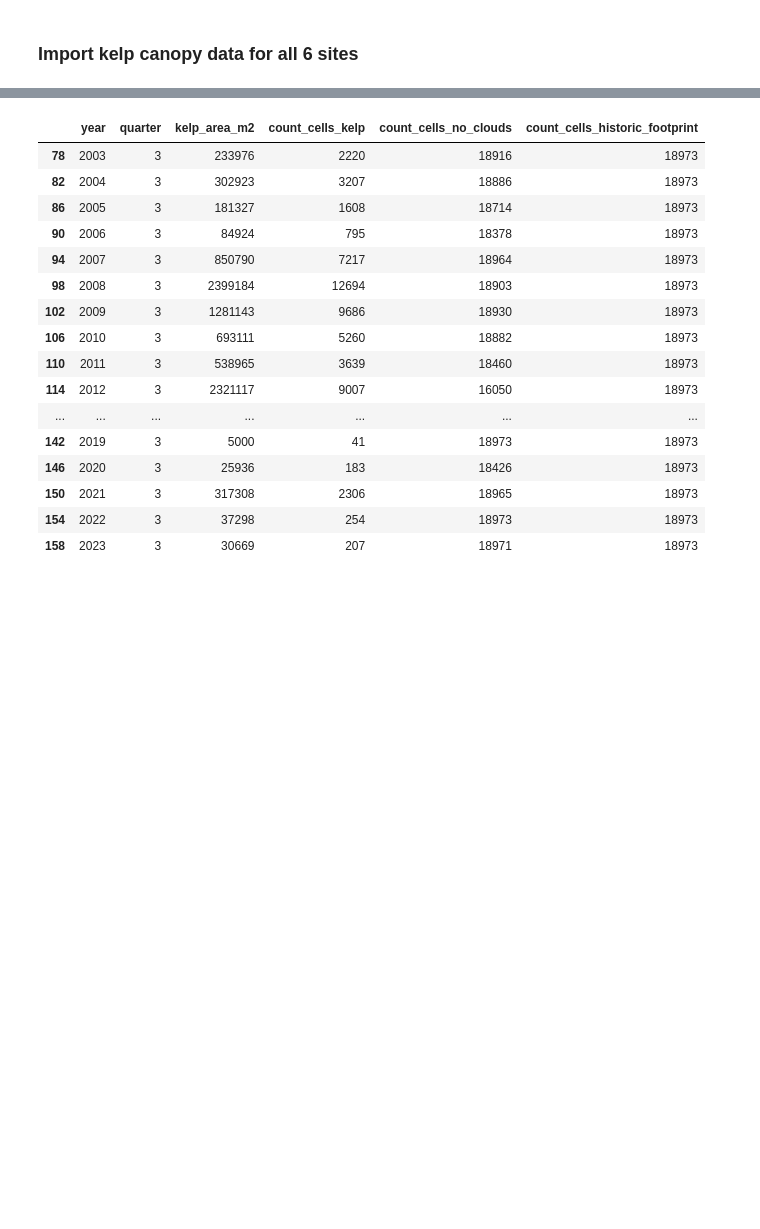
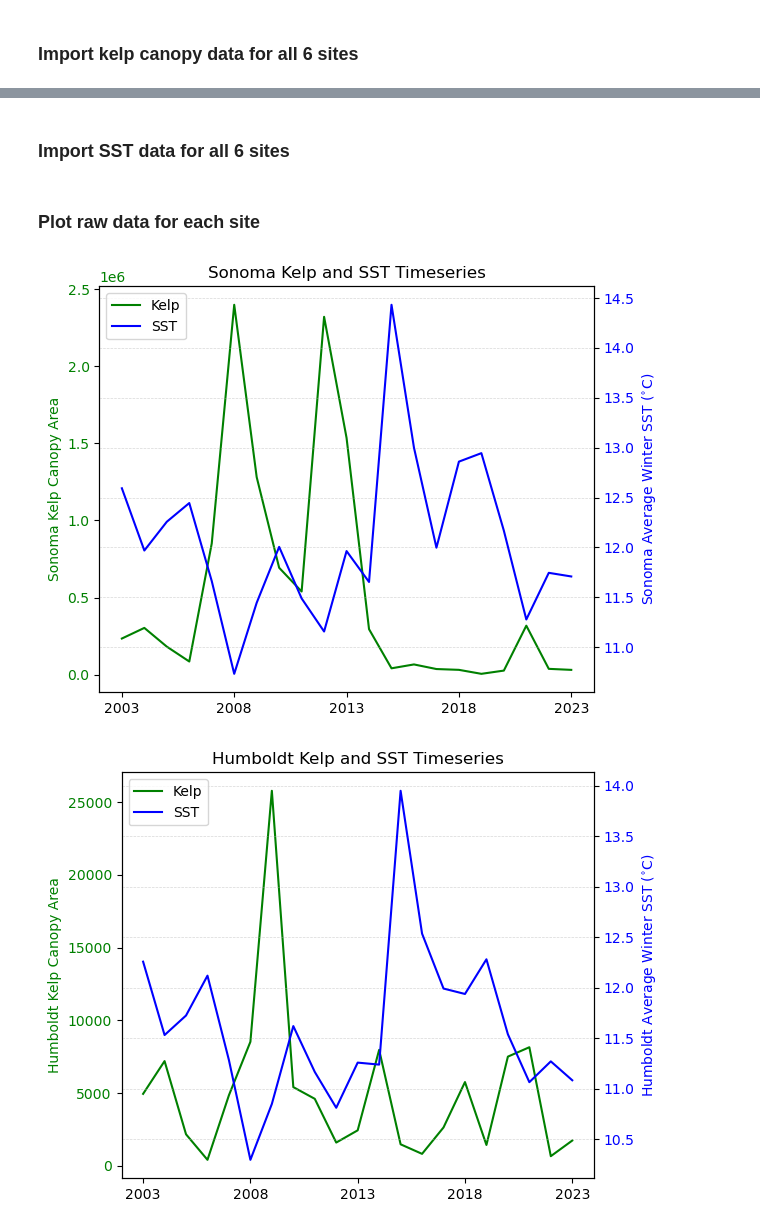
Before and after one commit to madimckayy/MS263_FinalProject, a Jupyter notebook: McKay_FinalProject.ipynb, the cells around one changed output, grey strips where cells are left out. Cells and saved outputs as stored; diff of their text form; code cells hidden in the pictures; blank space fills up the shorter version.

Commit message:
Updating code and data files

```diff
--- a/McKay_FinalProject.ipynb
+++ b/McKay_FinalProject.ipynb
@@ -74,23 +66,5 @@ OR_N_Q3 = No_Oregon_df[(No_Oregon_df['quarter'] == 3) & (No_Oregon_df['year']>20
 OR_S_Q3 = So_Oregon_df[(So_Oregon_df['quarter'] == 3) & (So_Oregon_df['year']>2002)]
 Humboldt_Q3 = Humboldt_df[(Humboldt_df['quarter'] == 3) & (Humboldt_df['year']>2002)]
 Sonoma_Q3 = Sonoma_df[(Sonoma_df['quarter'] == 3) & (Sonoma_df['year']>2002)]
-# %%
-WA_coast_Q3
-# %% [output]
-|  | year | quarter | kelp_area_m2 | count_cells_kelp | count_cells_no_clouds | count_cells_historic_footprint |
-| 78 | 2003 | 3 | 233976 | 2220 | 18916 | 18973 |
-| 82 | 2004 | 3 | 302923 | 3207 | 18886 | 18973 |
-| 86 | 2005 | 3 | 181327 | 1608 | 18714 | 18973 |
-| 90 | 2006 | 3 | 84924 | 795 | 18378 | 18973 |
-| 94 | 2007 | 3 | 850790 | 7217 | 18964 | 18973 |
-| 98 | 2008 | 3 | 2399184 | 12694 | 18903 | 18973 |
-| 102 | 2009 | 3 | 1281143 | 9686 | 18930 | 18973 |
-| 106 | 2010 | 3 | 693111 | 5260 | 18882 | 18973 |
-| 110 | 2011 | 3 | 538965 | 3639 | 18460 | 18973 |
-| 114 | 2012 | 3 | 2321117 | 9007 | 16050 | 18973 |
-| ... | ... | ... | ... | ... | ... | ... |
-| 142 | 2019 | 3 | 5000 | 41 | 18973 | 18973 |
-| 146 | 2020 | 3 | 25936 | 183 | 18426 | 18973 |
-| 150 | 2021 | 3 | 317308 | 2306 | 18965 | 18973 |
-| 154 | 2022 | 3 | 37298 | 254 | 18973 | 18973 |
-| 158 | 2023 | 3 | 30669 | 207 | 18971 | 18973 |
+# %% [markdown]
+### Import SST data for all 6 sites
@@ -96,0 +95,41 @@ WA_coast_Q3
+# %% [markdown]
+### Plot raw data for each site
+# %%
+all_data = [[Sonoma_Q3, Sonoma_sst,'Sonoma'],[Humboldt_Q3, Humboldt_sst, 'Humboldt'], [OR_S_Q3, OR_S_sst, 'Southern Oregon'],
+            [OR_N_Q3, OR_N_sst, 'Northern Oregon'], [WA_coast_Q3, WA_coast_sst, 'Washington Coast'],
+            [WA_strait_Q3, WA_strait_sst, 'Washington Strait']]
+
+for site in all_data:
+
+    # Create a figure and axis
+    fig, ax1 = plt.subplots()
+
+    # Plot the first variable on the first y-axis
+    ax1.plot(site[0]['year'], site[0]['kelp_area_m2'], color='green', label='Kelp')
+    ax1.set_ylabel(site[2]+' Kelp Canopy Area', color='green')
+    ax1.tick_params(axis='y', labelcolor='green')
+
+    # Create the second y-axis and plot the second variable
+    ax2 = ax1.twinx()
+    ax2.plot(site[1]['Year'], site[1]['SST'], color='blue', label='SST')
+    ax2.set_ylabel(site[2]+ ' Average Winter SST ($^{\circ}$C)', color='blue')
+    ax2.tick_params(axis='y', labelcolor='blue')
+
+    # Set common labels
+    plt.xlabel('Year')
+    plt.title(site[2] + ' Kelp and SST Timeseries')
+
+    # Add a legend to differentiate between the variables
+    lines, labels = ax1.get_legend_handles_labels()
+    lines2, labels2 = ax2.get_legend_handles_labels()
+    ax2.legend(lines + lines2, labels + labels2, loc='upper left')
+
+    # Adjust layout
+    fig.tight_layout()
+
+    plt.grid(linestyle='--', linewidth=0.5, alpha=0.5)
+    plt.gca().set_xticks(np.arange(2003, 2025, 5))
+    plt.show()
+# %% [output]
+[figure, added]
+[figure, added]
```
Also changed, not shown: parts of 24 cells of this notebook, 7 other files.
